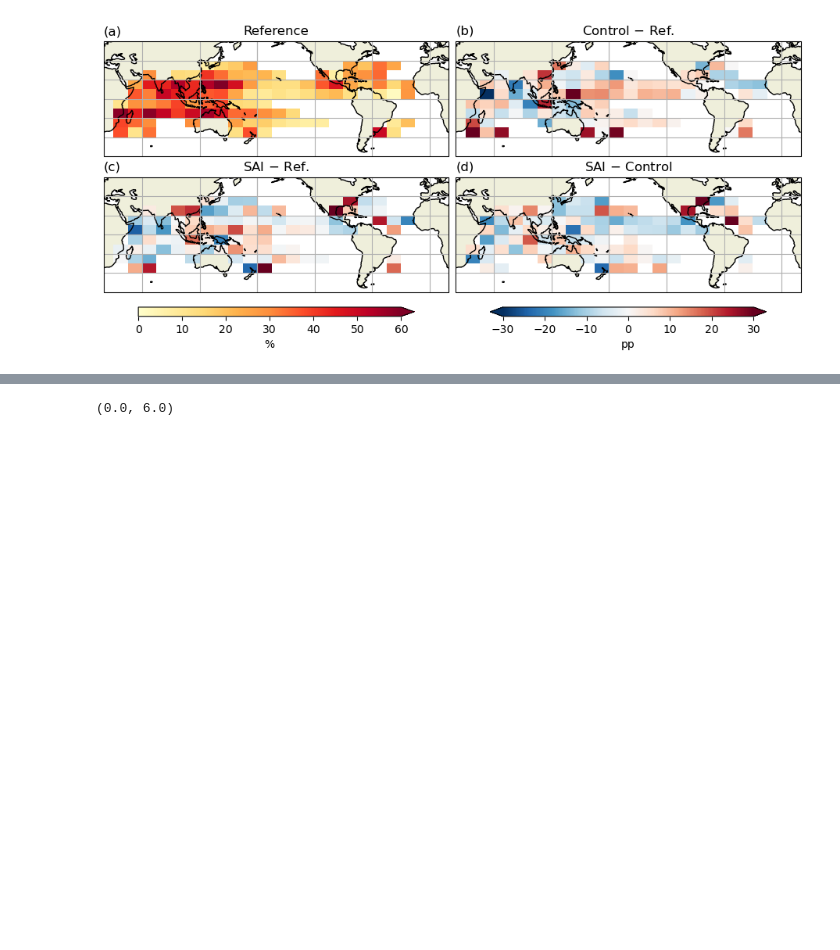
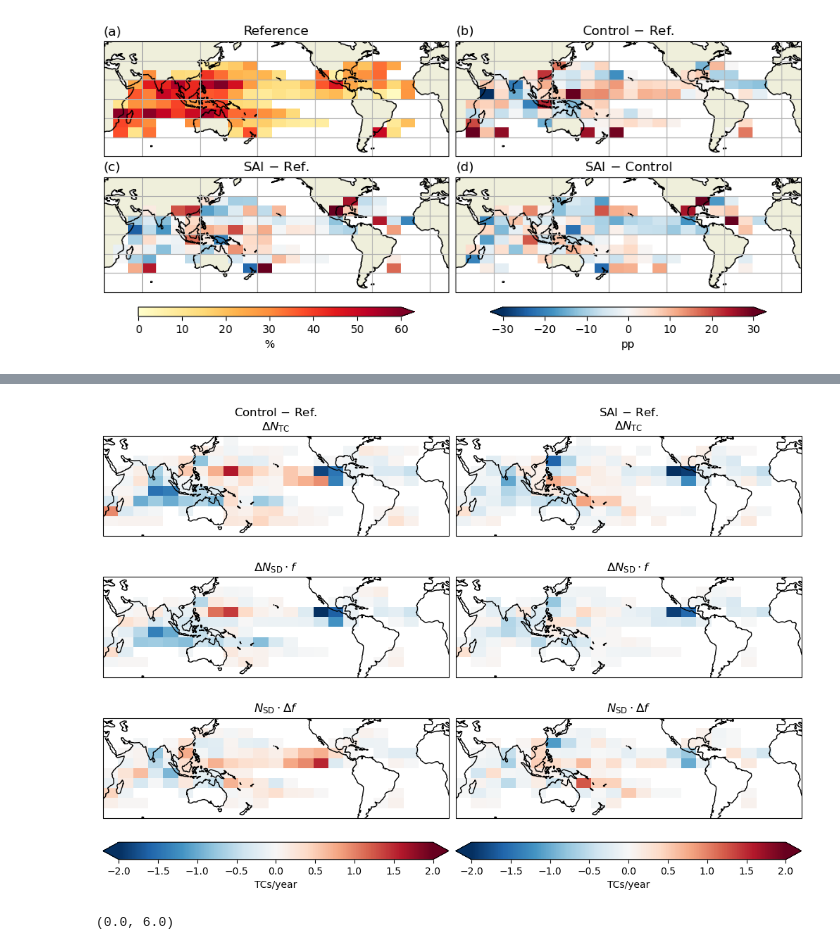
Before and after one commit to JdeJong96/TCs-under-SAI, a Jupyter notebook: analysis/notebooks/link_seeds_TCs.ipynb, the cells around one changed output, grey strips where cells are left out. Saved outputs shown, nothing was run; the diff lists cells and outputs as text; code cells hidden in the pictures; blank space fills up the shorter version.

```diff
--- a/analysis/notebooks/link_seeds_TCs.ipynb
+++ b/analysis/notebooks/link_seeds_TCs.ipynb
@@ -769,3 +785,69 @@ saving ../figures/track_density_seeds_transprob_24hr_4panel.pdf...
+# %%
+fig, axs = plt.subplots(3,2,figsize=(10,7), layout='constrained', subplot_kw={'projection':ccrs.PlateCarree(central_longitude=200)})
+
+vmin = -2
+vmax = 2
+cmap = 'RdBu_r'
+
+nseed = hists_s['Reference'] + hists_f['Reference']
+frac = hists_s['Reference'] / nseed
+
+exp = 'RCP8.5-Reference'
+dtc = hists_s[exp]
+nseed2 = hists_s['RCP8.5'] + hists_f['RCP8.5']
+dnseed = nseed2 - nseed
+frac2 = hists_s['RCP8.5'] / nseed2
+dfrac = frac2 - frac
+
+
+ax = axs[0,0]
+hp1 = dtc.plot(ax=ax, transform=ccrs.PlateCarree(), ylim=[-50,50], extend='both', vmin=vmin, vmax=vmax, cmap=cmap, add_colorbar=False)
+#dvmax_NH.plot.contour(ax=ax, transform=ccrs.PlateCarree(), levels=[20], colors='r')
+#dvmax_NH.coarsen(lat=8,lon=8).mean().plot.contour(levels=[-2,2], ax=ax, transform=ccrs.PlateCarree(), colors=['b','r'])
+ax.set_title(r'Control $-$ Ref.'+'\n'+r'$\Delta N_{\text{TC}}$')
+
+ax = axs[1,0]
+hp2 = (dnseed*frac).plot(ax=ax, transform=ccrs.PlateCarree(), ylim=[-50,50], extend='both', vmin=vmin, vmax=vmax, cmap=cmap, add_colorbar=False)
+ax.set_title(r'$\Delta N_{\text{SD}} \cdot f$')
+
+ax = axs[2,0]
+hp3 = (nseed*dfrac).plot(ax=ax, transform=ccrs.PlateCarree(), ylim=[-50,50], extend='both', vmin=vmin, vmax=vmax, cmap=cmap, add_colorbar=False)
+ax.set_title(r'$N_{\text{SD}} \cdot \Delta f$')
+
+exp = 'SAI2050-Reference'
+dtc = hists_s[exp]
+nseed2 = hists_s['SAI2050'] + hists_f['SAI2050']
+dnseed = nseed2 - nseed
+frac2 = hists_s['SAI2050'] / nseed2
+dfrac = frac2 - frac
+
+ax = axs[0,1]
+hp4 = hists_s[exp].plot(ax=ax, transform=ccrs.PlateCarree(), ylim=[-50,50], extend='both', vmin=vmin, vmax=vmax, cmap=cmap, add_colorbar=False)
+ax.set_title(r'SAI $-$ Ref.'+'\n'+r'$\Delta N_{\text{TC}}$')
+
+ax = axs[1,1]
+hp5 = (dnseed*frac).plot(ax=ax, transform=ccrs.PlateCarree(), ylim=[-50,50], extend='both', vmin=vmin, vmax=vmax, cmap=cmap, add_colorbar=False)
+ax.set_title(r'$\Delta N_{\text{SD}} \cdot f$')
+
+ax = axs[2,1]
+hp6 = (nseed*dfrac).plot(ax=ax, transform=ccrs.PlateCarree(), ylim=[-50,50], extend='both', vmin=vmin, vmax=vmax, cmap=cmap, add_colorbar=False)
+ax.set_title(r'$N_{\text{SD}} \cdot \Delta f$')
+
+#cb1 = fig.colorbar(hp1, ax=axs[0,0], orientation='horizontal')
+#cb1.ax.set_xlabel('TCs/year')
+cb2 = fig.colorbar(hp2, ax=axs[:,0], extend='both',  orientation='horizontal')
+cb2.ax.set_xlabel('TCs/year')
+#cb3 = fig.colorbar(hp4, ax=axs[0,1], orientation='horizontal')
+#cb3.ax.set_xlabel('TCs/year')
+cb4 = fig.colorbar(hp5, ax=axs[:,1], extend='both', orientation='horizontal')
+cb4.ax.set_xlabel('TCs/year')
+
+for ax in axs.flat:
+    ax.coastlines()
+
+fig.savefig('../figures/synthesis_figure.pdf', transparent=True, bbox_inches='tight')
+# %% [output]
+[figure, added]
 # %%
 default_kwargs = {  # default line plot kwargs
     'Reference': dict(color='black', lw=2, label='Reference'),
```
Also changed, not shown: parts of 3 cells of this notebook, 1 other file.
